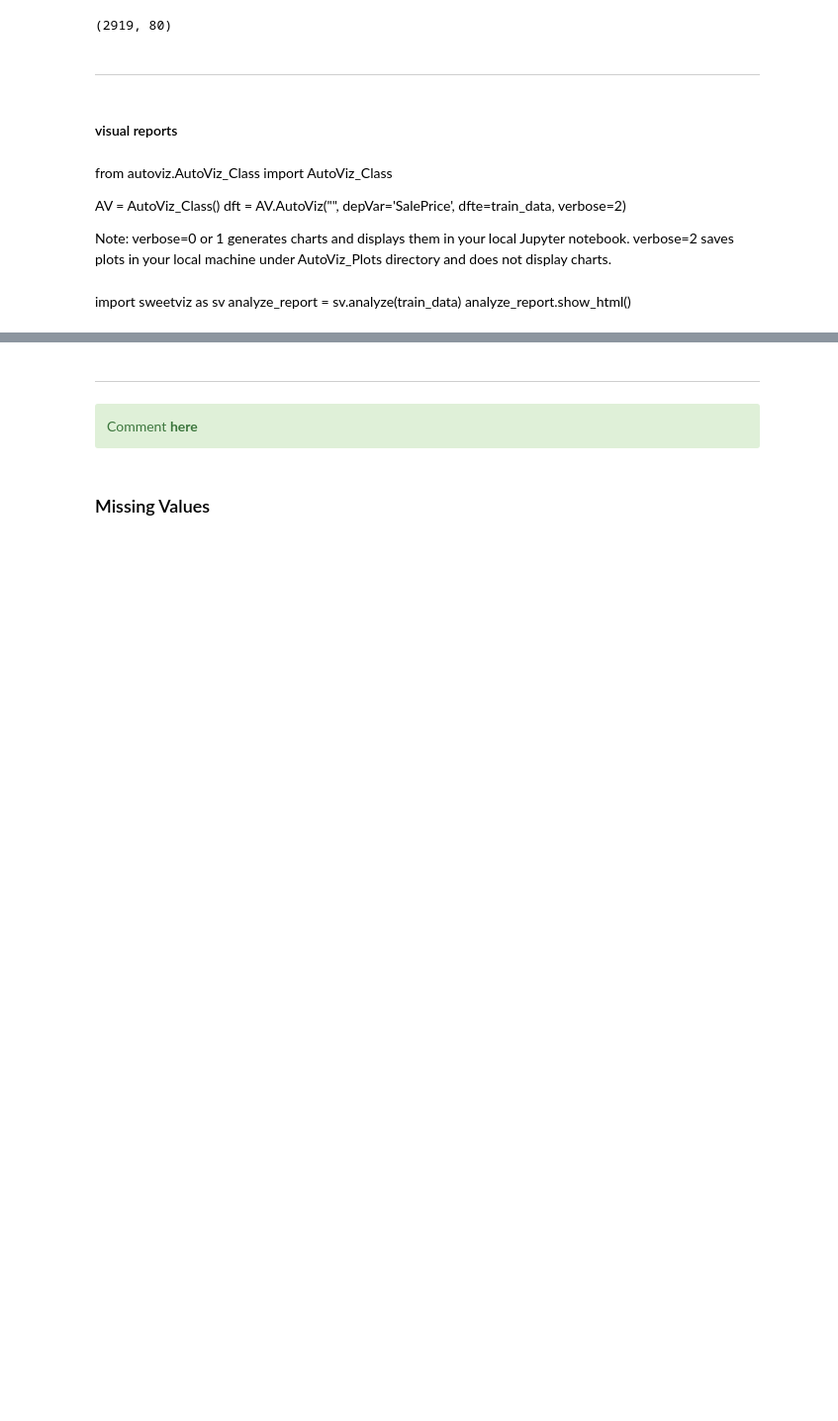
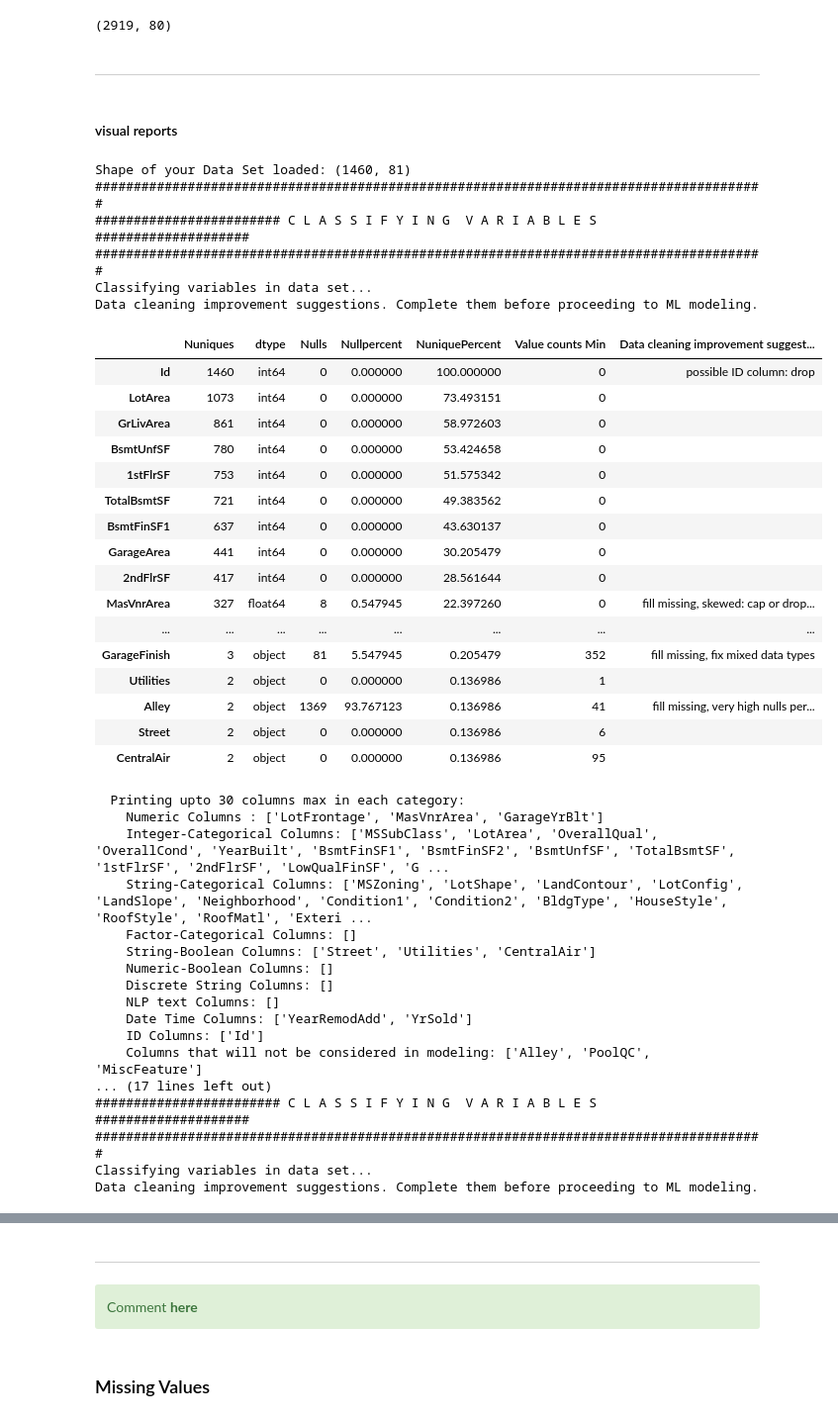
Before and after one commit to amiryorav/JupiterLab, a Jupyter notebook: Afeka/1st Semester/Open Source Course/Final Project/Final Project.ipynb, the cells around one changed output, grey strips where cells are left out. Shown: that part at 99% size. Cells and saved outputs as stored; diff of their text form; code cells hidden in the pictures; blank space fills up the shorter version.

```diff
--- a/Afeka/1st Semester/Open Source Course/Final Project/Final Project.ipynb
+++ b/Afeka/1st Semester/Open Source Course/Final Project/Final Project.ipynb
@@ -182,15 +191,53 @@ all_data.shape
 ---
 # %% [markdown]
  #### visual reports
-# %% [markdown]
-from autoviz.AutoViz_Class import AutoViz_Class
-
-AV = AutoViz_Class()
-dft = AV.AutoViz("", depVar='SalePrice', dfte=train_data, verbose=2)
-
- Note: verbose=0 or 1 generates charts and displays them in your local Jupyter notebook.
-       verbose=2 saves plots in your local machine under AutoViz_Plots directory and does not display charts.
-# %% [markdown]
-import sweetviz as sv
-analyze_report = sv.analyze(train_data)
-analyze_report.show_html()
+# %%
+#report inline in notebook
+from autoviz.AutoViz_Class import AutoViz_Class
+
+AV = AutoViz_Class()
+dft = AV.AutoViz("", depVar='SalePrice', dfte=train_data, verbose=2)
+
+# Note: verbose=0 or 1 generates charts and displays them in your local Jupyter notebook.
+#       verbose=2 saves plots in your local machine under AutoViz_Plots directory and does not display charts.
+# %% [output]
+Shape of your Data Set loaded: (1460, 81)
+#######################################################################################
+######################## C L A S S I F Y I N G  V A R I A B L E S  ####################
+#######################################################################################
+Classifying variables in data set...
+Data cleaning improvement suggestions. Complete them before proceeding to ML modeling.
+|  | Nuniques | dtype | Nulls | Nullpercent | NuniquePercent | Value counts Min | Data cleaning improvement suggest... |
+| Id | 1460 | int64 | 0 | 0.000000 | 100.000000 | 0 | possible ID column: drop |
+| LotArea | 1073 | int64 | 0 | 0.000000 | 73.493151 | 0 |  |
+| GrLivArea | 861 | int64 | 0 | 0.000000 | 58.972603 | 0 |  |
+| BsmtUnfSF | 780 | int64 | 0 | 0.000000 | 53.424658 | 0 |  |
+| 1stFlrSF | 753 | int64 | 0 | 0.000000 | 51.575342 | 0 |  |
+| TotalBsmtSF | 721 | int64 | 0 | 0.000000 | 49.383562 | 0 |  |
+| BsmtFinSF1 | 637 | int64 | 0 | 0.000000 | 43.630137 | 0 |  |
+| GarageArea | 441 | int64 | 0 | 0.000000 | 30.205479 | 0 |  |
+| 2ndFlrSF | 417 | int64 | 0 | 0.000000 | 28.561644 | 0 |  |
+| MasVnrArea | 327 | float64 | 8 | 0.547945 | 22.397260 | 0 | fill missing, skewed: cap or drop... |
+| ... | ... | ... | ... | ... | ... | ... | ... |
+| GarageFinish | 3 | object | 81 | 5.547945 | 0.205479 | 352 | fill missing, fix mixed data types |
+| Utilities | 2 | object | 0 | 0.000000 | 0.136986 | 1 |  |
+| Alley | 2 | object | 1369 | 93.767123 | 0.136986 | 41 | fill missing, very high nulls per... |
+| Street | 2 | object | 0 | 0.000000 | 0.136986 | 6 |  |
+| CentralAir | 2 | object | 0 | 0.000000 | 0.136986 | 95 |  |
+  Printing upto 30 columns max in each category:
+    Numeric Columns : ['LotFrontage', 'MasVnrArea', 'GarageYrBlt']
+    Integer-Categorical Columns: ['MSSubClass', 'LotArea', 'OverallQual', 'OverallCond', 'YearBuilt', 'BsmtFinSF1', 'BsmtFinSF2', 'BsmtUnfSF', 'TotalBsmtSF', '1stFlrSF', '2ndFlrSF', 'LowQualFinSF', 'G ...
+    String-Categorical Columns: ['MSZoning', 'LotShape', 'LandContour', 'LotConfig', 'LandSlope', 'Neighborhood', 'Condition1', 'Condition2', 'BldgType', 'HouseStyle', 'RoofStyle', 'RoofMatl', 'Exteri ...
+    Factor-Categorical Columns: []
+    String-Boolean Columns: ['Street', 'Utilities', 'CentralAir']
+    Numeric-Boolean Columns: []
+    Discrete String Columns: []
+    NLP text Columns: []
+    Date Time Columns: ['YearRemodAdd', 'YrSold']
+    ID Columns: ['Id']
+    Columns that will not be considered in modeling: ['Alley', 'PoolQC', 'MiscFeature']
+... (17 lines left out)
+######################## C L A S S I F Y I N G  V A R I A B L E S  ####################
+#######################################################################################
+Classifying variables in data set...
+Data cleaning improvement suggestions. Complete them before proceeding to ML modeling.
```
Also changed, not shown: parts of 28 cells of this notebook, 9 other files.
